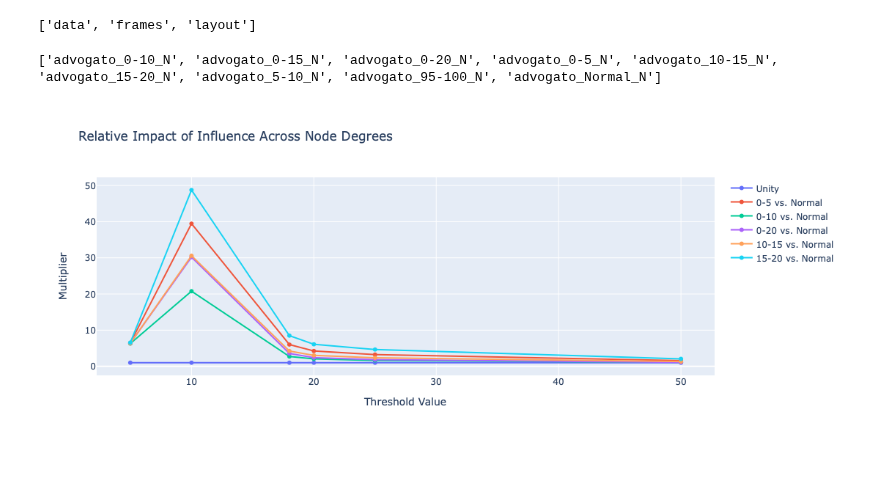
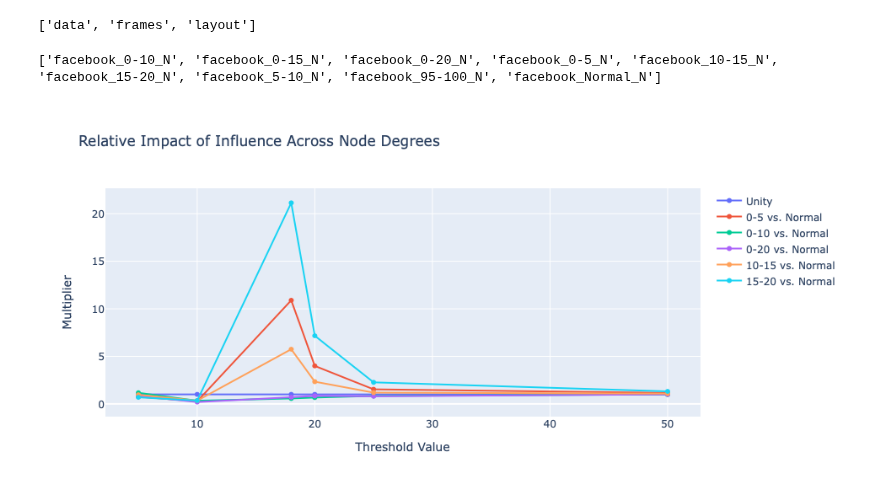
Before and after one commit to MiLinny/Influentials, a Jupyter notebook: Code/Dashboard.ipynb, the cells around one changed output. Cells and saved outputs as stored; diff of their text form; code cells hidden in the pictures; blank space fills up the shorter version.

```diff
--- a/Code/Dashboard.ipynb
+++ b/Code/Dashboard.ipynb
@@ -164,7 +164,7 @@ sorted(get_multiplier_graph_real(real_data))
 ['facebook_0-10_N', 'facebook_0-15_N', 'facebook_0-20_N', 'facebook_0-5_N', 'facebook_10-15_N', 'facebook_15-20_N', 'facebook_5-10_N', 'facebook_95-100_N', 'facebook_Normal_N']
 ['data', 'frames', 'layout']
 # %%
-get_multiplier_graph_real(real_data, name='advogato')
+get_multiplier_graph_real(real_data)
 # %% [output]
-['advogato_0-10_N', 'advogato_0-15_N', 'advogato_0-20_N', 'advogato_0-5_N', 'advogato_10-15_N', 'advogato_15-20_N', 'advogato_5-10_N', 'advogato_95-100_N', 'advogato_Normal_N']
+['facebook_0-10_N', 'facebook_0-15_N', 'facebook_0-20_N', 'facebook_0-5_N', 'facebook_10-15_N', 'facebook_15-20_N', 'facebook_5-10_N', 'facebook_95-100_N', 'facebook_Normal_N']
-[figure, old version]
+[figure, new version]
```
Also changed, not shown: parts of 7 cells of this notebook, 1 other file.
